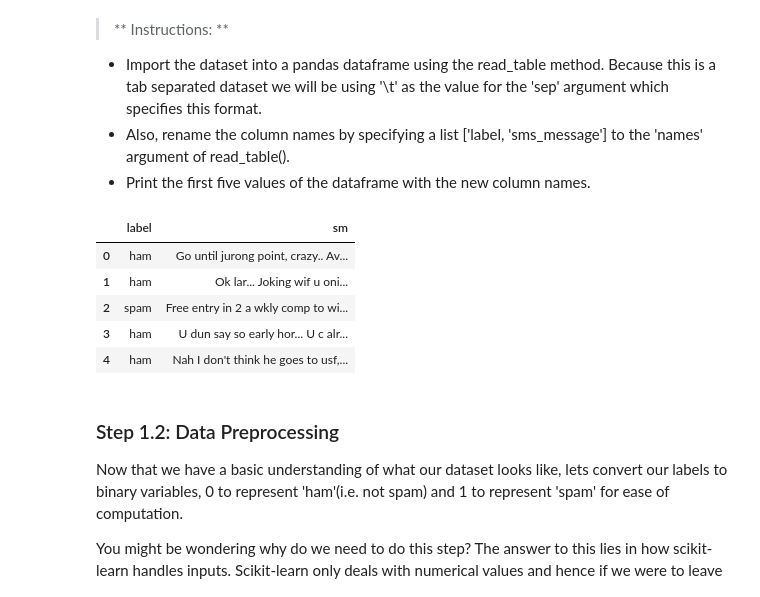
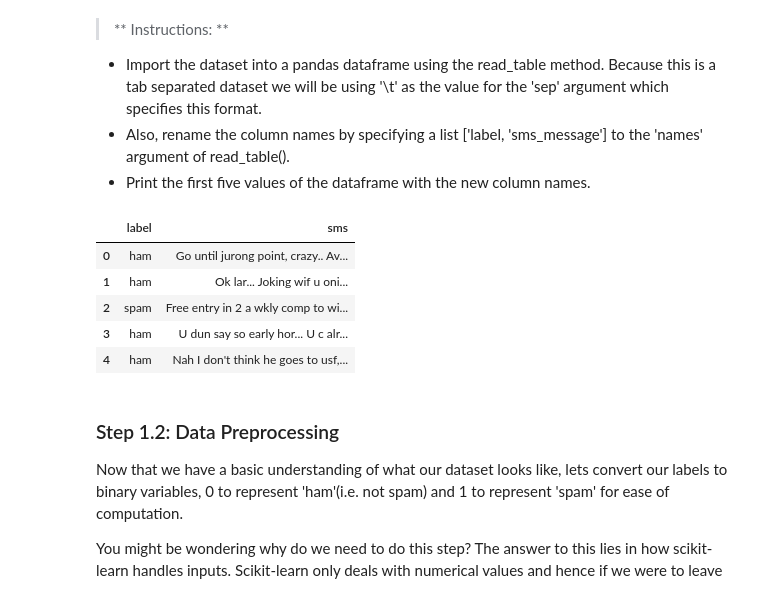
Before and after one commit to kartikeyshaurya/Covid_19_Days, a Jupyter notebook: 6.0 Spam-Filter/Bayesian_Inference.ipynb, the cells around one changed output. Cells and saved outputs as stored; diff of their text form; code cells hidden in the pictures.

```diff
--- a/6.0 Spam-Filter/Bayesian_Inference.ipynb
+++ b/6.0 Spam-Filter/Bayesian_Inference.ipynb
@@ -44,15 +44,15 @@ The second column is the text content of the SMS message that is being classifie
 # %%
 '''
 Solution
 '''
 import pandas as pd
 # Dataset from - https://archive.ics.uci.edu/ml/datasets/SMS+Spam+Collection
-df = pd.read_table("smsspamcollection/SMSSpamCollection", sep = '\t' ,header= None , names = ['label', 'sm'])
+df = pd.read_table("smsspamcollection/SMSSpamCollection", sep = '\t' ,header= None , names = ['label', 'sms'])
 
 # Output printing out first 5 columns
 df.head()
 # %% [output]
-|  | label | sm |
+|  | label | sms |
 | 0 | ham | Go until jurong point, crazy.. Av... |
 | 1 | ham | Ok lar... Joking wif u oni... |
 | 2 | spam | Free entry in 2 a wkly comp to wi... |
```
Also changed, not shown: parts of 14 cells of this notebook.
